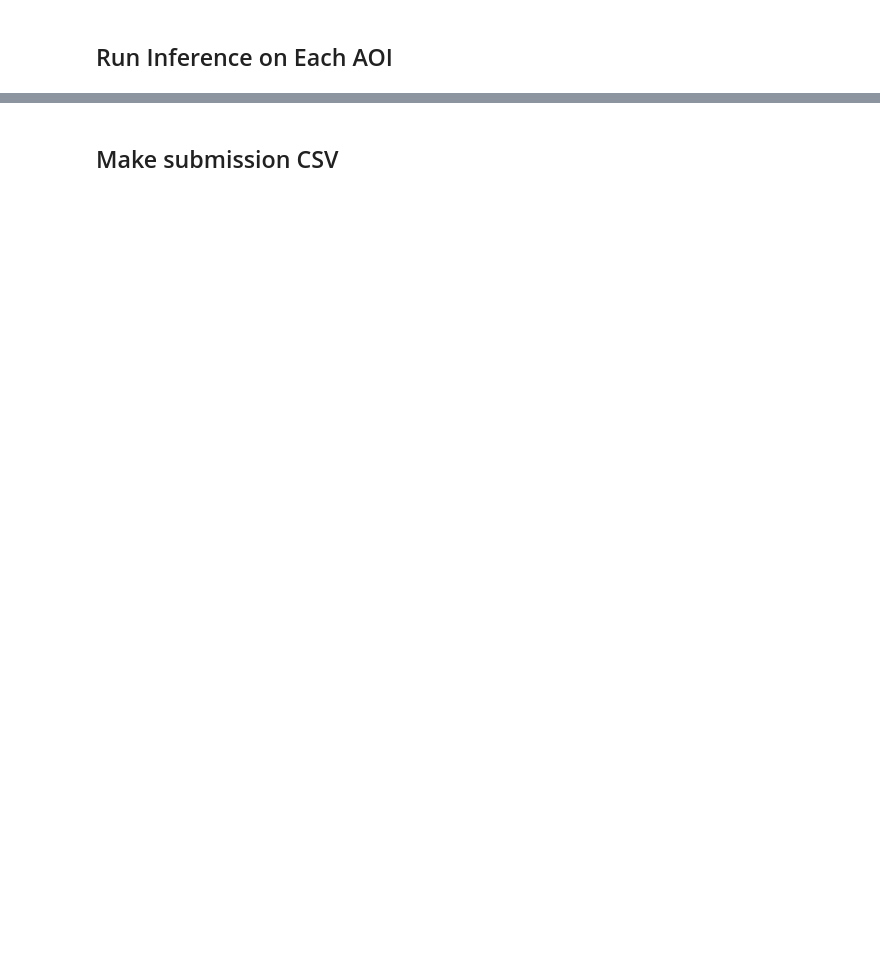
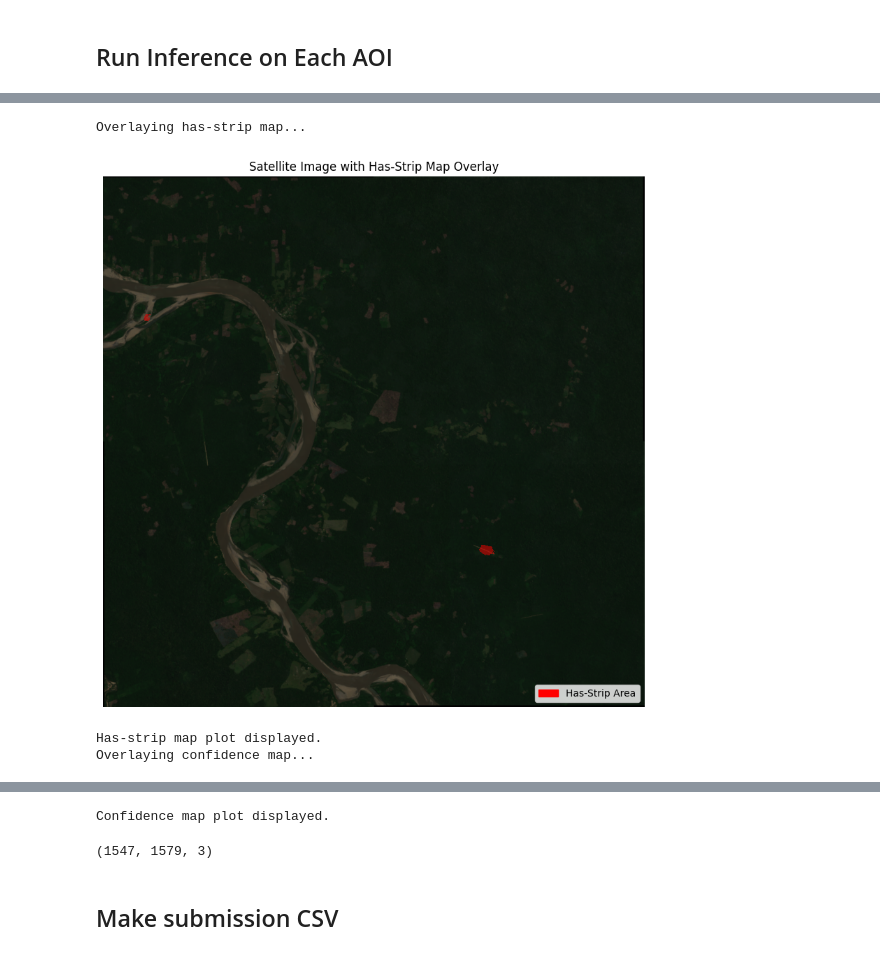
Before and after one commit to emilschmitz/secret-runway-detection, a Jupyter notebook: notebooks/inference.ipynb, the cells around one changed output, grey strips where cells are left out. Cells and saved outputs as stored; diff of their text form; code cells hidden in the pictures; blank space fills up the shorter version.

```diff
--- a/notebooks/inference.ipynb
+++ b/notebooks/inference.ipynb
@@ -359,0 +477,30 @@ for aoi_name, confidence_map in aoi_confidence_maps.items():
+# %%
+def confidence_to_has_strip_map(confidence_maps: dict, percent_has_strips: dict):
+    """
+    Convert confidence mapS to a binary has_strip maps.
+    The threshold is determined by the given percentage of has_strip pixels that we want to have.
+    """
+    # Do it for dicts and get a single threshold across all AOIs
+    # Flatten the confidence maps
+    confidence_flat = np.concatenate([confidence_map.flatten() for confidence_map in confidence_maps.values()])
+    # Sort the confidence values
+    confidence_sorted = np.sort(confidence_flat)
+    # Calculate the threshold index
+    threshold_idx = int((1 - percent_has_strips) * len(confidence_sorted))
+    # Determine the threshold value
+    threshold = confidence_sorted[threshold_idx]
+
+    has_strip_maps = {}
+    for aoi_name, confidence_map in confidence_maps.items():
+        # Convert the confidence map to a binary has_strip map
+        has_strip_map = confidence_map > threshold
+        has_strip_maps[aoi_name] = has_strip_map
+
+    print(f"Determined Threshold: {threshold}")
+    print(f"Compare to Best train Threshold: {best_threshold}")
+
+    return has_strip_maps, threshold
+# %%
+PERCENT_HAS_STRIP = 0.0005
+
+has_strip_maps, THRESHOLD = confidence_to_has_strip_map(aoi_confidence_maps, PERCENT_HAS_STRIP)
@@ -359,0 +687,11 @@ for aoi_name, confidence_map in aoi_confidence_maps.items():
+# %%
+
+# Example usage
+# Assuming you have 'aoi_image', 'confidence_map', and 'has_strip_map' variables
+overlay_has_strip_map(satellite_image, has_strip_maps[sample_aoi])
+overlay_confidence_map(satellite_image, aoi_confidence_maps[sample_aoi])
+# %% [output]
+Overlaying has-strip map...
+[figure, added]
+Has-strip map plot displayed.
+Overlaying confidence map...
@@ -359,0 +699,5 @@ for aoi_name, confidence_map in aoi_confidence_maps.items():
+Confidence map plot displayed.
+# %%
+satellite_image.shape
+# %% [output]
+(1547, 1579, 3)
```
Also changed, not shown: parts of 32 cells of this notebook, 5 other files.
